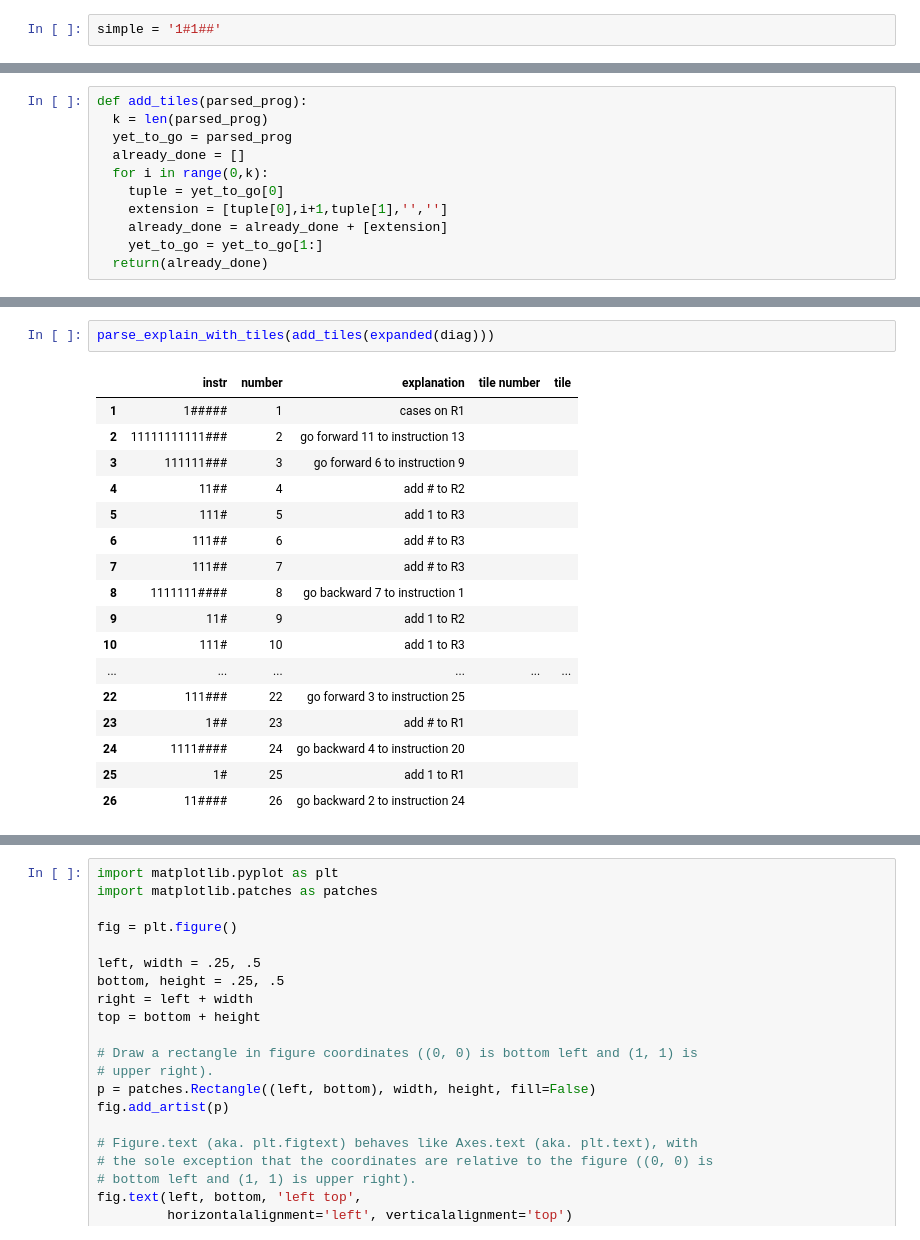
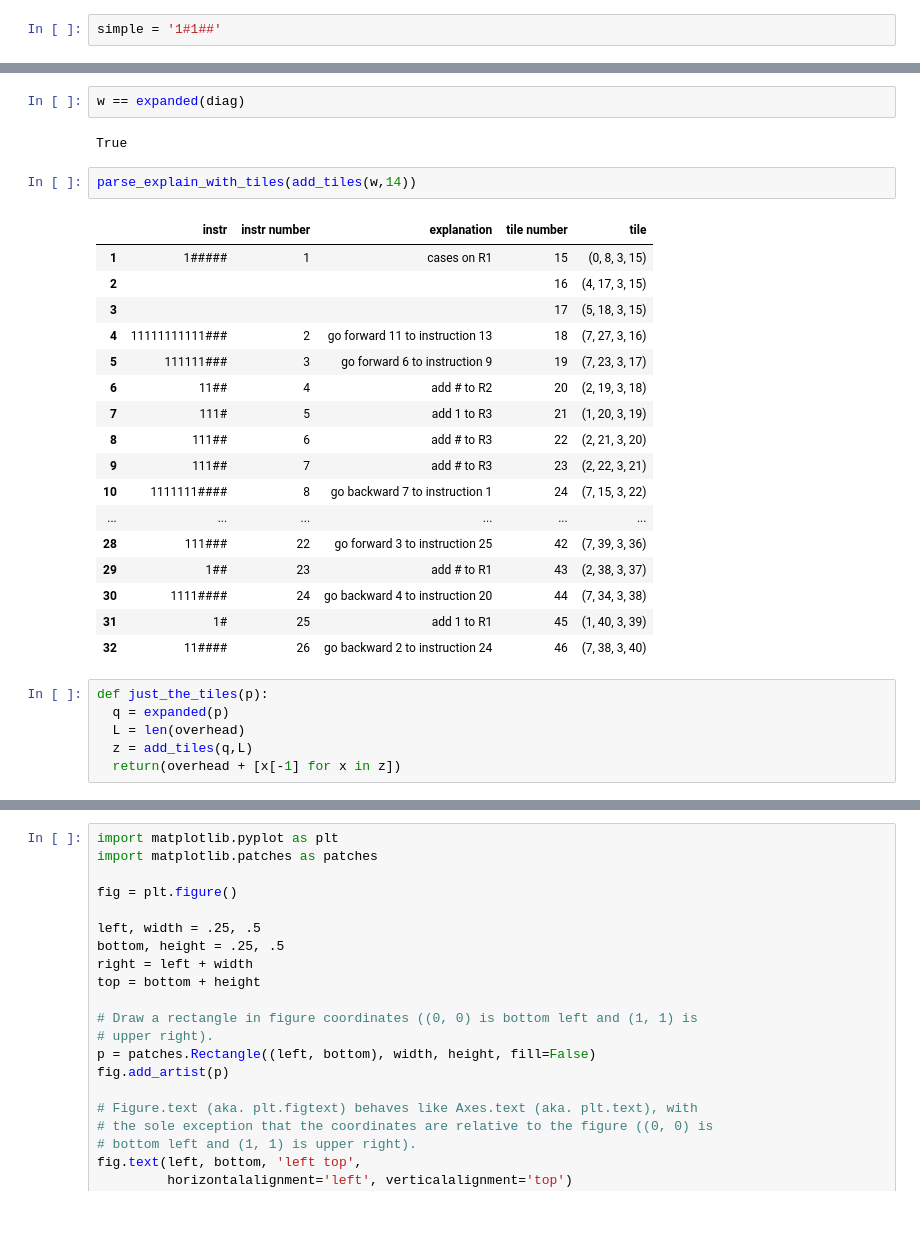
Before and after one commit to lmoss/onesharp, a Jupyter notebook: tiles.ipynb, the cells around one changed output, grey strips where cells are left out. Saved outputs shown, nothing was run; the diff lists cells and outputs as text.

```diff
--- a/tiles.ipynb
+++ b/tiles.ipynb
@@ -34,14 +52,3 @@ parse_explain_with_tiles(pre_table)
 | 1 | 1# | 1 | add 1 to R1 | 1 | (0, 1, 4, 3) |
 | 2 |  |  |  | 2 | (13, 4, 2, 5) |
 | 3 | 1## | 2 | add # to R1 | 3 | (1, 4, 5, 3) |
-# %%
-def add_tiles(parsed_prog):
-  k = len(parsed_prog)
-  yet_to_go = parsed_prog
-  already_done = []
-  for i in range(0,k):
-    tuple = yet_to_go[0]
-    extension = [tuple[0],i+1,tuple[1],'','']
-    already_done = already_done + [extension]
-    yet_to_go = yet_to_go[1:]
-  return(already_done)
@@ -48,20 +131,30 @@ def add_tiles(parsed_prog):
 # %%
-parse_explain_with_tiles(add_tiles(expanded(diag)))
+w == expanded(diag)
 # %% [output]
-|  | instr | number | explanation | tile number | tile |
-| 1 | 1##### | 1 | cases on R1 |  |  |
-| 2 | 11111111111### | 2 | go forward 11 to instruction 13 |  |  |
-| 3 | 111111### | 3 | go forward 6 to instruction 9 |  |  |
-| 4 | 11## | 4 | add # to R2 |  |  |
-| 5 | 111# | 5 | add 1 to R3 |  |  |
-| 6 | 111## | 6 | add # to R3 |  |  |
-| 7 | 111## | 7 | add # to R3 |  |  |
-| 8 | 1111111#### | 8 | go backward 7 to instruction 1 |  |  |
-| 9 | 11# | 9 | add 1 to R2 |  |  |
-| 10 | 111# | 10 | add 1 to R3 |  |  |
-| ... | ... | ... | ... | ... | ... |
-| 22 | 111### | 22 | go forward 3 to instruction 25 |  |  |
-| 23 | 1## | 23 | add # to R1 |  |  |
-| 24 | 1111#### | 24 | go backward 4 to instruction 20 |  |  |
-| 25 | 1# | 25 | add 1 to R1 |  |  |
-| 26 | 11#### | 26 | go backward 2 to instruction 24 |  |  |
+True
+# %%
+parse_explain_with_tiles(add_tiles(w,14))
+# %% [output]
+|  | instr | instr number | explanation | tile number | tile |
+| 1 | 1##### | 1 | cases on R1 | 15 | (0, 8, 3, 15) |
+| 2 |  |  |  | 16 | (4, 17, 3, 15) |
+| 3 |  |  |  | 17 | (5, 18, 3, 15) |
+| 4 | 11111111111### | 2 | go forward 11 to instruction 13 | 18 | (7, 27, 3, 16) |
+| 5 | 111111### | 3 | go forward 6 to instruction 9 | 19 | (7, 23, 3, 17) |
+| 6 | 11## | 4 | add # to R2 | 20 | (2, 19, 3, 18) |
+| 7 | 111# | 5 | add 1 to R3 | 21 | (1, 20, 3, 19) |
+| 8 | 111## | 6 | add # to R3 | 22 | (2, 21, 3, 20) |
+| 9 | 111## | 7 | add # to R3 | 23 | (2, 22, 3, 21) |
+| 10 | 1111111#### | 8 | go backward 7 to instruction 1 | 24 | (7, 15, 3, 22) |
+| ... | ... | ... | ... | ... | ... |
+| 28 | 111### | 22 | go forward 3 to instruction 25 | 42 | (7, 39, 3, 36) |
+| 29 | 1## | 23 | add # to R1 | 43 | (2, 38, 3, 37) |
+| 30 | 1111#### | 24 | go backward 4 to instruction 20 | 44 | (7, 34, 3, 38) |
+| 31 | 1# | 25 | add 1 to R1 | 45 | (1, 40, 3, 39) |
+| 32 | 11#### | 26 | go backward 2 to instruction 24 | 46 | (7, 38, 3, 40) |
+# %%
+def just_the_tiles(p):
+  q = expanded(p)
+  L = len(overhead)
+  z = add_tiles(q,L)
+  return(overhead + [x[-1] for x in z])
```
Also changed, not shown: parts of 8 cells of this notebook.
